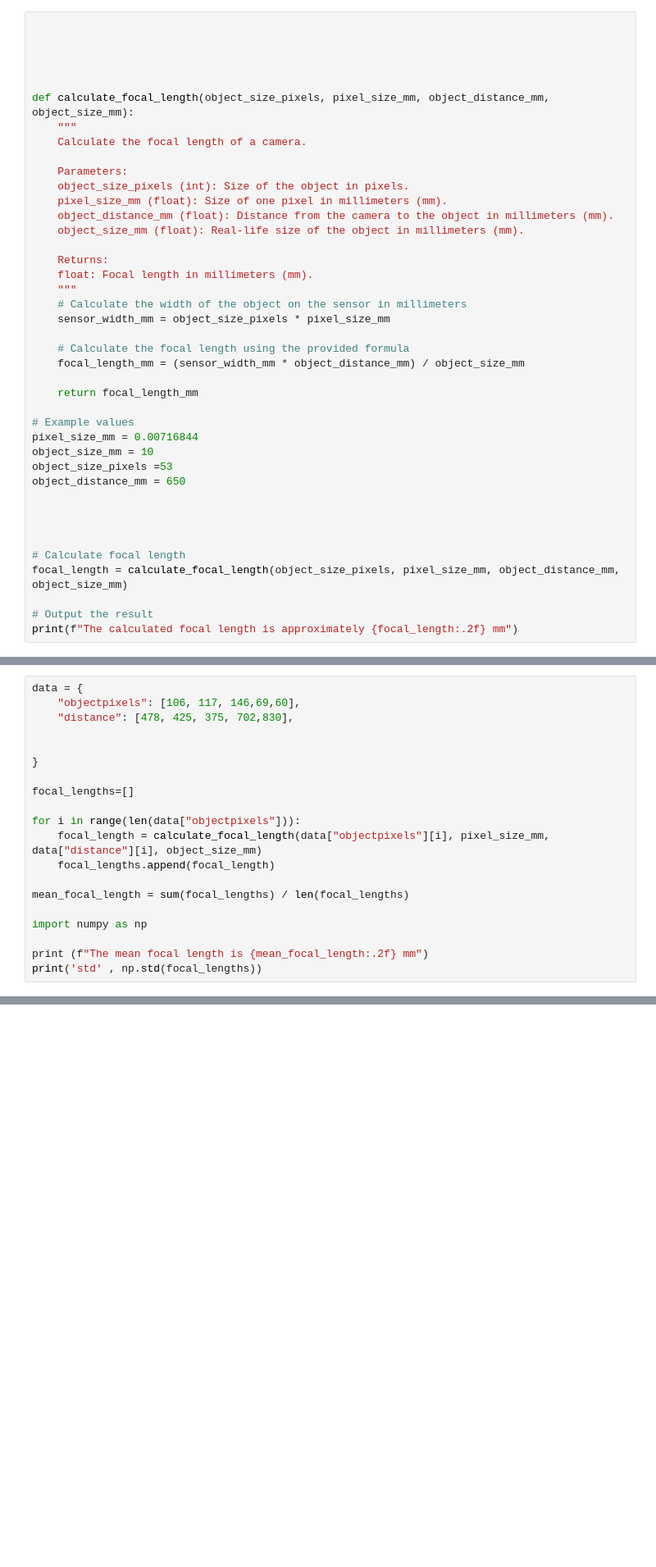
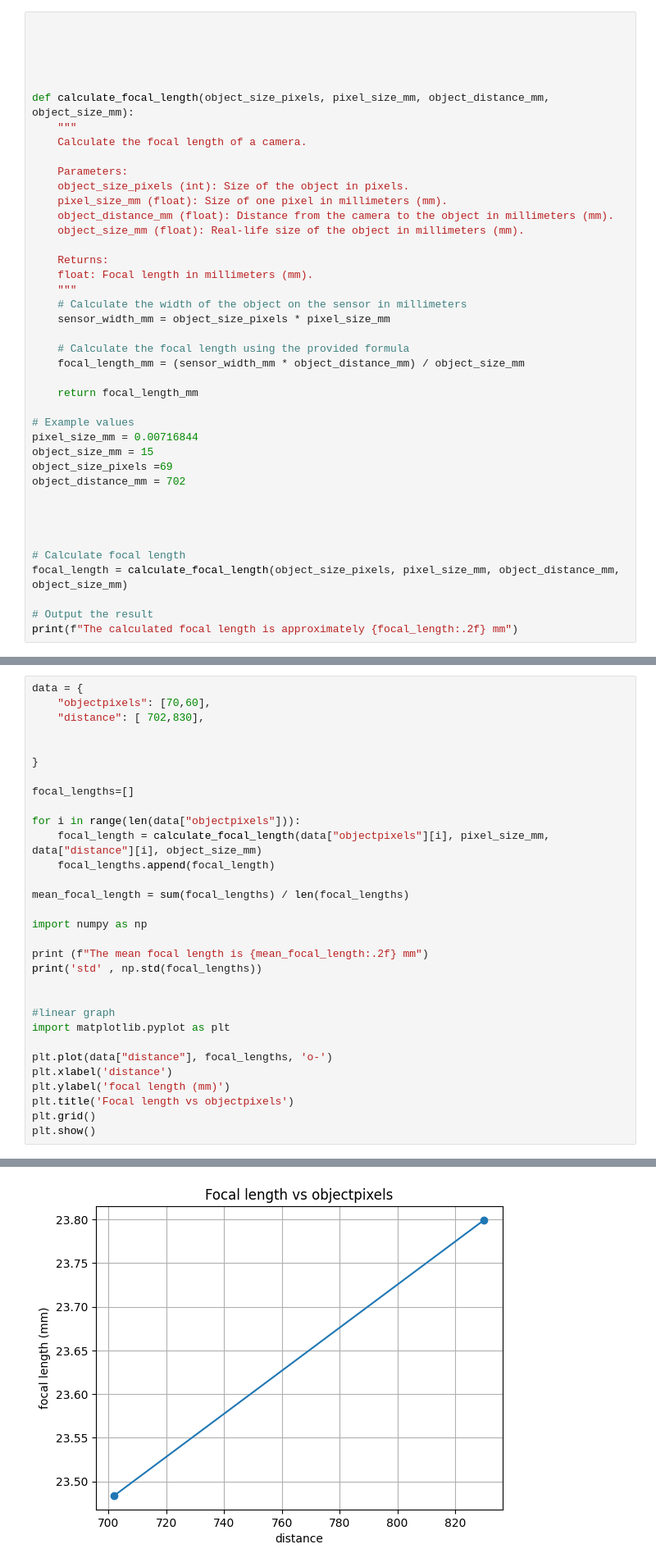
Before and after one commit to gbo999/Computer-Vision-for-Aquaculture-Monitoring-Robot, a Jupyter notebook: src/data/focal.ipynb, the cells around one changed output, grey strips where cells are left out. Shown at 82% size. Saved outputs shown, nothing was run; the diff lists cells and outputs as text; blank space fills up the shorter version.

```diff
--- a/src/data/focal.ipynb
+++ b/src/data/focal.ipynb
@@ -101,9 +101,9 @@ def calculate_focal_length(object_size_pixels, pixel_size_mm, object_distance_mm
 
 # Example values
 pixel_size_mm = 0.00716844
-object_size_mm = 10
-object_size_pixels =53
-object_distance_mm = 650
+object_size_mm = 15
+object_size_pixels =69
+object_distance_mm = 702
 
 
 
@@ -124,8 +124,8 @@ data = {
 }
 # %%
 data = {
-    "objectpixels": [106, 117, 146,69,60],
-    "distance": [478, 425, 375, 702,830],
+    "objectpixels": [70,60],
+    "distance": [ 702,830],
 
 
 }
@@ -142,4 +142,15 @@ import numpy as np
 
 print (f"The mean focal length is {mean_focal_length:.2f} mm")
 print('std' , np.std(focal_lengths))
+
+
+#linear graph
+import matplotlib.pyplot as plt
+
+plt.plot(data["distance"], focal_lengths, 'o-')
+plt.xlabel('distance')
+plt.ylabel('focal length (mm)')
+plt.title('Focal length vs objectpixels')
+plt.grid()
+plt.show()
 # %% [output]
@@ -148,2 +159,3 @@ std 1.0311476576346432
+[figure, added]
 # %%
 # %% [output]
```
Also changed, not shown: parts of 12 cells of this notebook, 5 other files.
